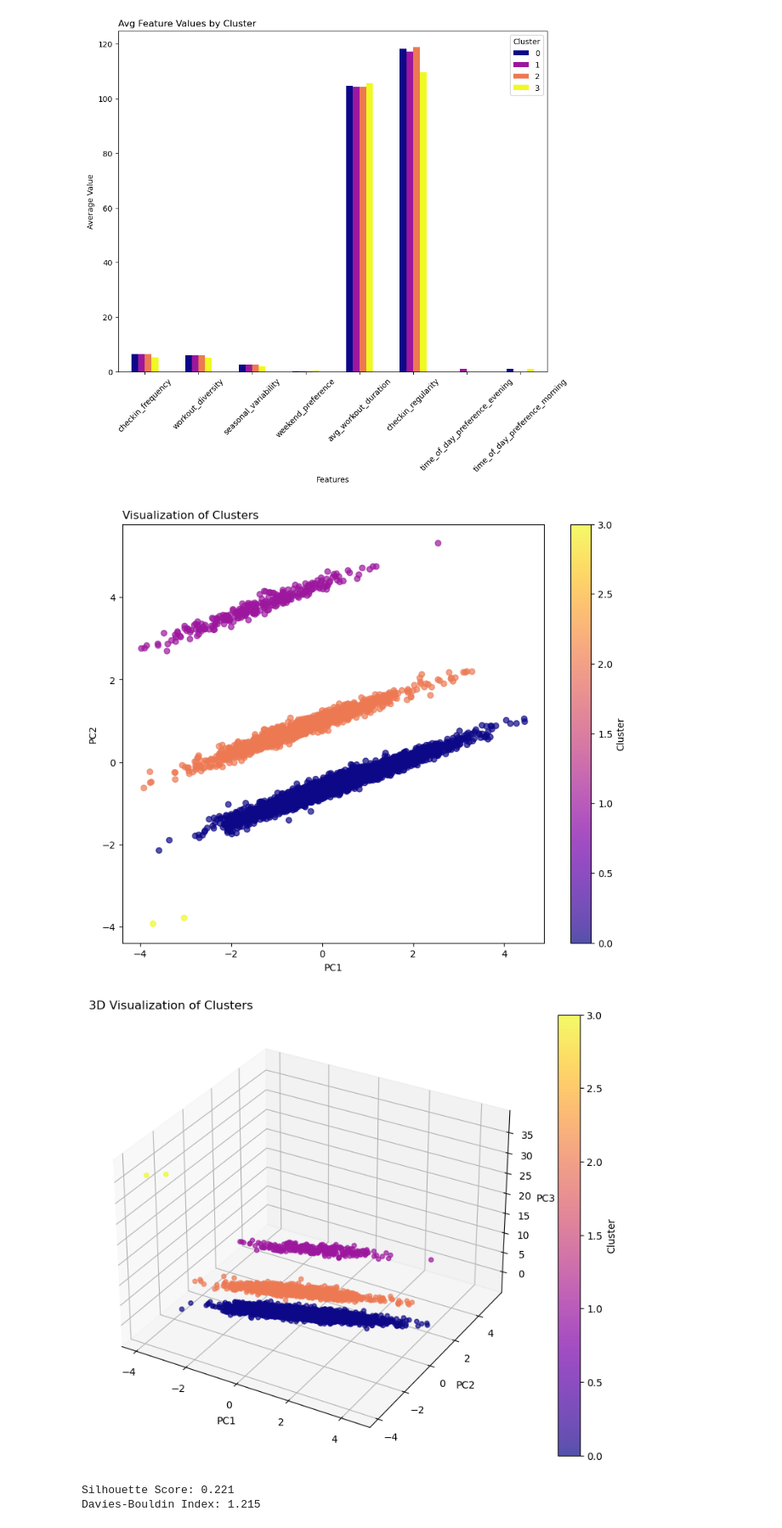
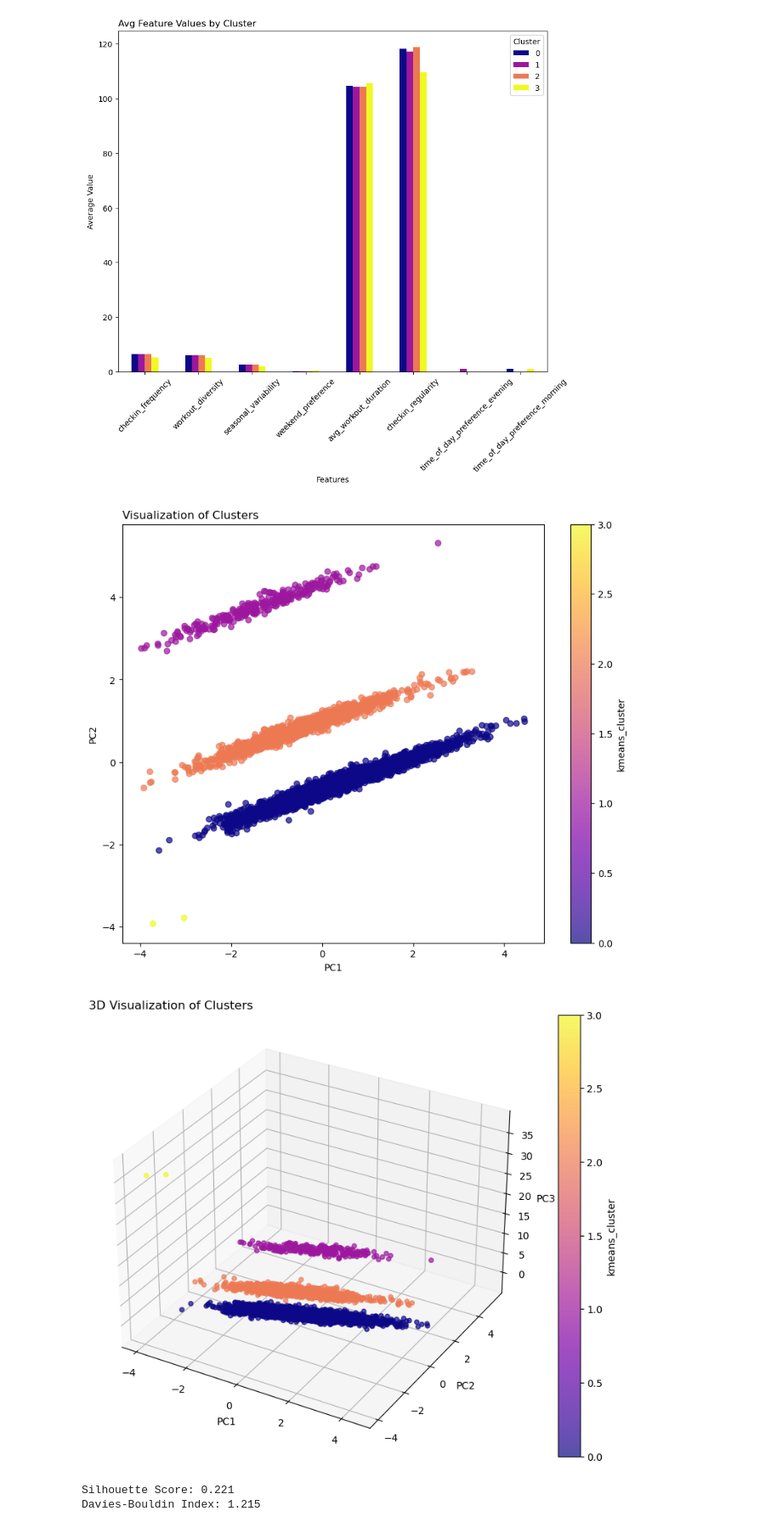
Before and after one commit to emmaqingjie/final_project_data_science, a Jupyter notebook: scripts/clutering_checkins.ipynb, the cells around one changed output. Shown at 85% size. Drawn from its saved outputs; the diff is of its cells as text; code cells hidden in the pictures.

```diff
--- a/scripts/clutering_checkins.ipynb
+++ b/scripts/clutering_checkins.ipynb
@@ -62,10 +60,10 @@ plt.show()
 # Based on combination of above plots k = 4 is chosen for further analysis
 optimal_k = 4
 kmeans = KMeans(n_clusters=optimal_k, random_state=42)
-user_features_scaled['cluster'] = kmeans.fit_predict(user_features_scaled)
+user_features_scaled['kmeans_cluster'] = kmeans.fit_predict(user_features_scaled)
 
 # Add cluster labels to user_features df
-user_features['kmeans_cluster'] = user_features_scaled['cluster']
+user_features['kmeans_cluster'] = user_features_scaled['kmeans_cluster']
 # %%
 cluster_summary = user_features.groupby('kmeans_cluster').mean()
 
@@ -107,48 +105,46 @@ plt.show()
 from sklearn.decomposition import PCA
 
 pca = PCA(n_components=2)
-pca_components = pca.fit_transform(user_features_scaled.drop('cluster', axis=1))
+pca_components = pca.fit_transform(user_features_scaled.drop('kmeans_cluster', axis=1))
 
 # Plot clusters in 2D space
 plt.figure(figsize=(10, 8))
-plt.scatter(pca_components[:, 0], pca_components[:, 1], c=user_features_scaled['cluster'], cmap='plasma', alpha=0.7)
-plt.colorbar(label='Cluster')
+plt.scatter(pca_components[:, 0], pca_components[:, 1], c=user_features_scaled['kmeans_cluster'], cmap='plasma', alpha=0.7)
+plt.colorbar(label='kmeans_cluster')
 plt.xlabel('PC1')
 plt.ylabel('PC2')
 plt.title('Visualization of Clusters', loc="left")
 plt.show()
 # %% [output]
-[figure, old version]
+[figure, new version]
 # %%
-from sklearn.decomposition import PCA
-import matplotlib.pyplot as plt
 from mpl_toolkits.mplot3d import Axes3D
 
 # Perform PCA with 3 components
 pca = PCA(n_components=3)
-pca_components = pca.fit_transform(user_features_scaled.drop('cluster', axis=1))
+pca_components = pca.fit_transform(user_features_scaled.drop('kmeans_cluster', axis=1))
 
 # Plot
 fig = plt.figure(figsize=(10, 8))
 ax = fig.add_subplot(111, projection='3d')
 scatter = ax.scatter(
     pca_components[:, 0],
     pca_components[:, 1],
     pca_components[:, 2],
-    c=user_features_scaled['cluster'],
+    c=user_features_scaled['kmeans_cluster'],
     cmap='plasma',
     alpha=0.7
 )
 
 # Add labels and color bar
 ax.set_xlabel('PC1')
 ax.set_ylabel('PC2')
 ax.set_zlabel('PC3')
 ax.set_title('3D Visualization of Clusters', loc="left")
-fig.colorbar(scatter, ax=ax, label='Cluster')
+fig.colorbar(scatter, ax=ax, label='kmeans_cluster')
 plt.show()
 # %% [output]
-[figure, old version]
+[figure, new version]
 # %%
 from sklearn.metrics import silhouette_score, davies_bouldin_score
 
```
Also changed, not shown: parts of 10 cells of this notebook.
